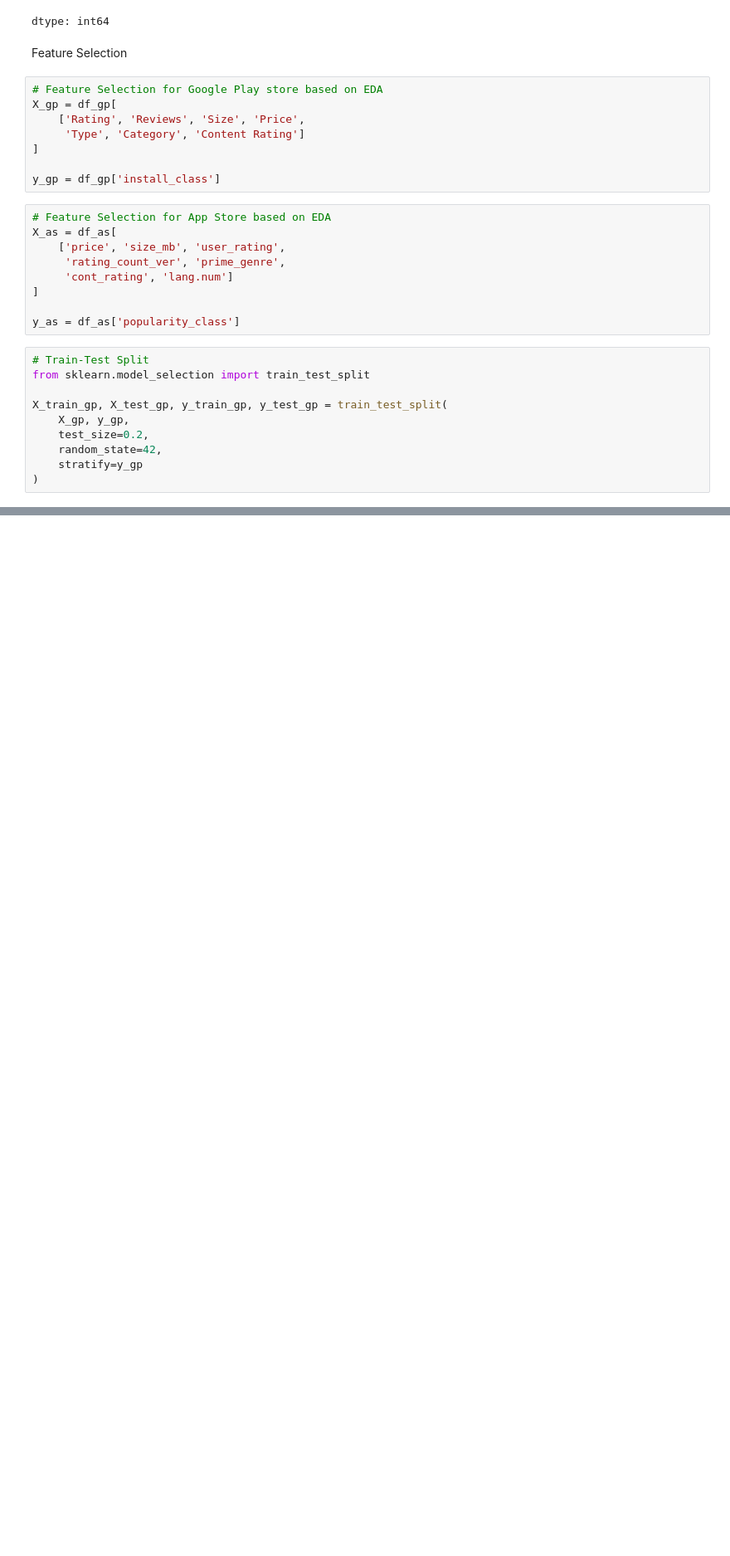
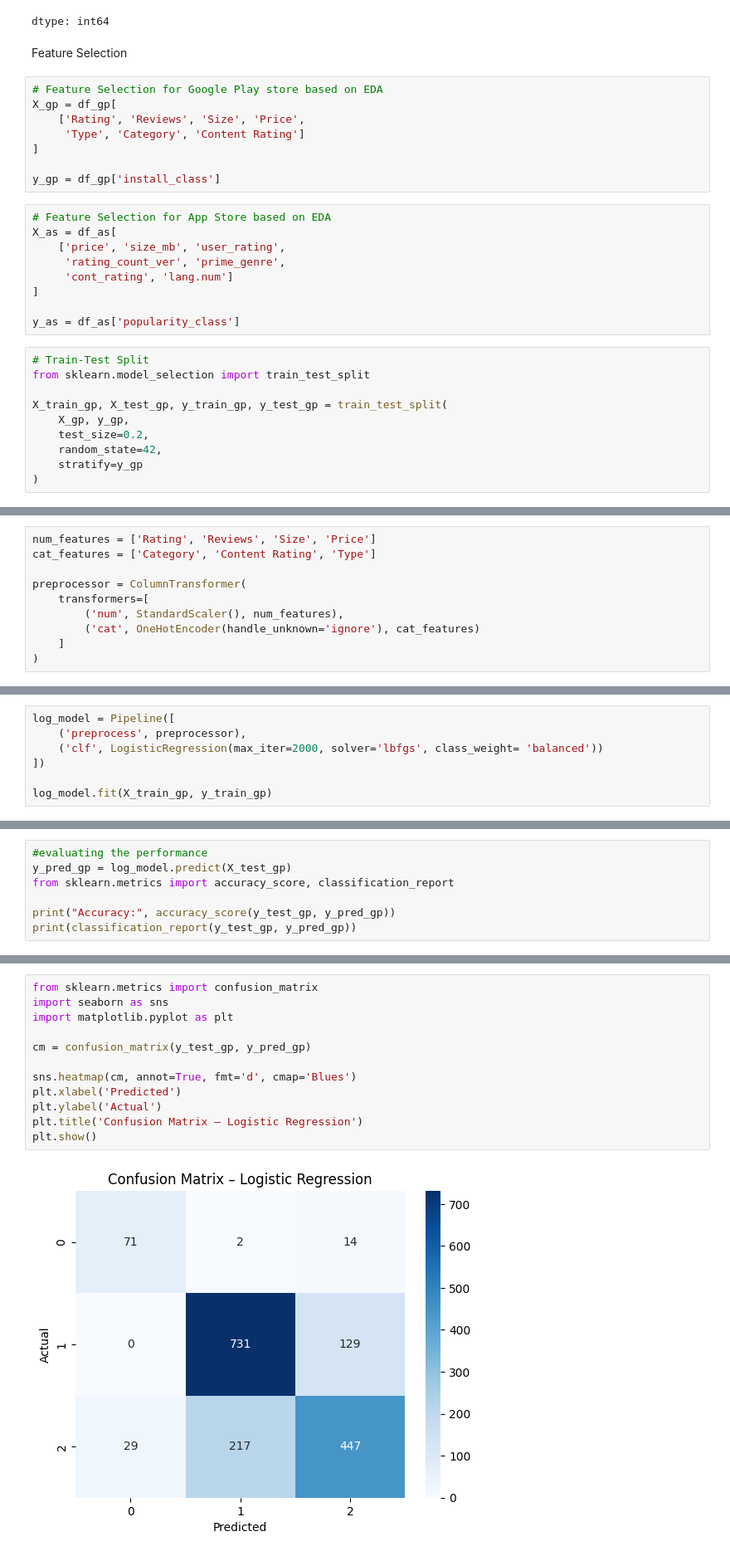
Before and after one commit to Dhairyaxshah/Appfluence, a Jupyter notebook: notebooks/03_supervised_ml.ipynb, the cells around one changed output, grey strips where cells are left out. Shown at 83% size. Drawn from its saved outputs; the diff is of its cells as text; blank space fills up the shorter version.

```diff
--- a/notebooks/03_supervised_ml.ipynb
+++ b/notebooks/03_supervised_ml.ipynb
@@ -96,0 +104,10 @@ X_train_gp, X_test_gp, y_train_gp, y_test_gp = train_test_split(
+# %%
+num_features = ['Rating', 'Reviews', 'Size', 'Price']
+cat_features = ['Category', 'Content Rating', 'Type']
+
+preprocessor = ColumnTransformer(
+    transformers=[
+        ('num', StandardScaler(), num_features),
+        ('cat', OneHotEncoder(handle_unknown='ignore'), cat_features)
+    ]
+)
@@ -96,0 +120,7 @@ X_train_gp, X_test_gp, y_train_gp, y_test_gp = train_test_split(
+# %%
+log_model = Pipeline([
+    ('preprocess', preprocessor),
+    ('clf', LogisticRegression(max_iter=2000, solver='lbfgs', class_weight= 'balanced'))
+])
+
+log_model.fit(X_train_gp, y_train_gp)
@@ -96,0 +155,7 @@ X_train_gp, X_test_gp, y_train_gp, y_test_gp = train_test_split(
+# %%
+#evaluating the performance
+y_pred_gp = log_model.predict(X_test_gp)
+from sklearn.metrics import accuracy_score, classification_report
+
+print("Accuracy:", accuracy_score(y_test_gp, y_pred_gp))
+print(classification_report(y_test_gp, y_pred_gp))
@@ -96,0 +173,14 @@ X_train_gp, X_test_gp, y_train_gp, y_test_gp = train_test_split(
+# %%
+from sklearn.metrics import confusion_matrix
+import seaborn as sns
+import matplotlib.pyplot as plt
+
+cm = confusion_matrix(y_test_gp, y_pred_gp)
+
+sns.heatmap(cm, annot=True, fmt='d', cmap='Blues')
+plt.xlabel('Predicted')
+plt.ylabel('Actual')
+plt.title('Confusion Matrix – Logistic Regression')
+plt.show()
+# %% [output]
+[figure, added]
```
Also changed, not shown: parts of 10 cells of this notebook.
